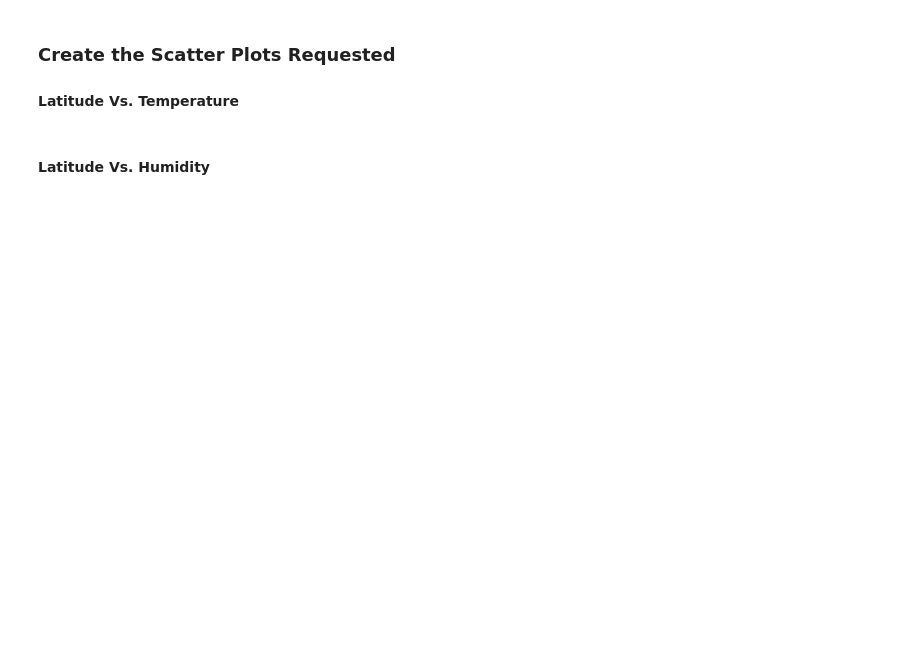
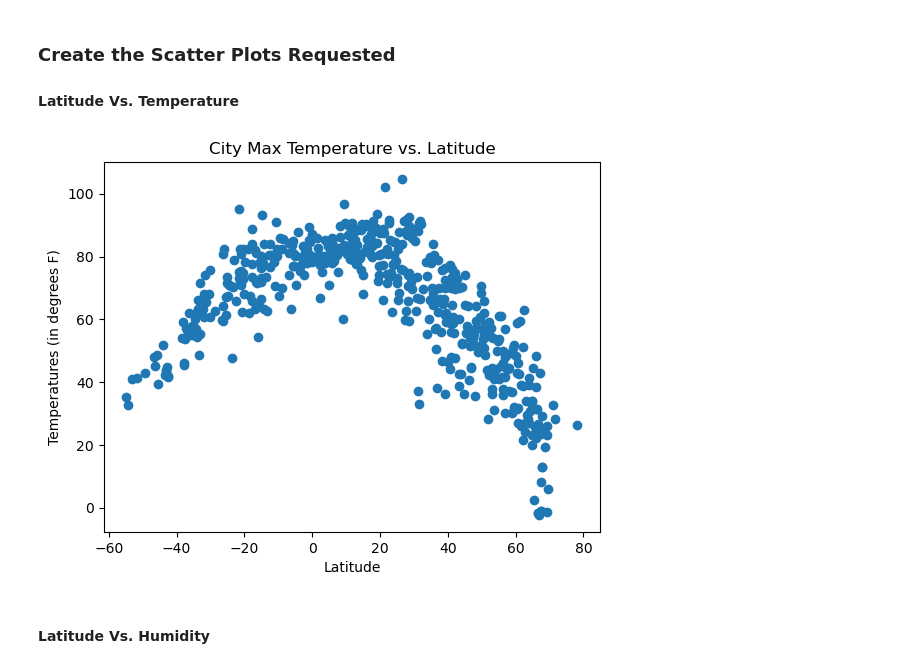
Before and after one commit to rooprg/python_api_challenge_weatherpy_vacationpy, a Jupyter notebook: WeatherPy/WeatherPy.ipynb, the cells around one changed output. Cells and saved outputs as stored; diff of their text form; code cells hidden in the pictures; blank space fills up the shorter version.

```diff
--- a/WeatherPy/WeatherPy.ipynb
+++ b/WeatherPy/WeatherPy.ipynb
@@ -185,16 +189,23 @@ FileNotFoundError: [Errno 2] No such file or directory: 'output_data/cities.csv'
 #### Latitude Vs. Temperature
 # %%
 # Build scatter plot for latitude vs. temperature
-# YOUR CODE HERE
+lat = city_data_df["Lat"]
+temp = city_data_df["Max Temp"]
+
+plt.scatter(lat, temp)
 
 # Incorporate the other graph properties
-# YOUR CODE HERE
+plt.xlabel("Latitude")
+plt.ylabel("Temperatures (in degrees F)")
+plt.title("City Max Temperature vs. Latitude")
 
 # Save the figure
-plt.savefig("output_data/Fig1.png")
+plt.savefig("../output_data/Fig1.png")
 
 # Show plot
 plt.show()
+# %% [output]
+[figure, added]
 # %% [markdown]
 #### Latitude Vs. Humidity
 # %%
```
Also changed, not shown: parts of 9 cells of this notebook, 5 other files.
